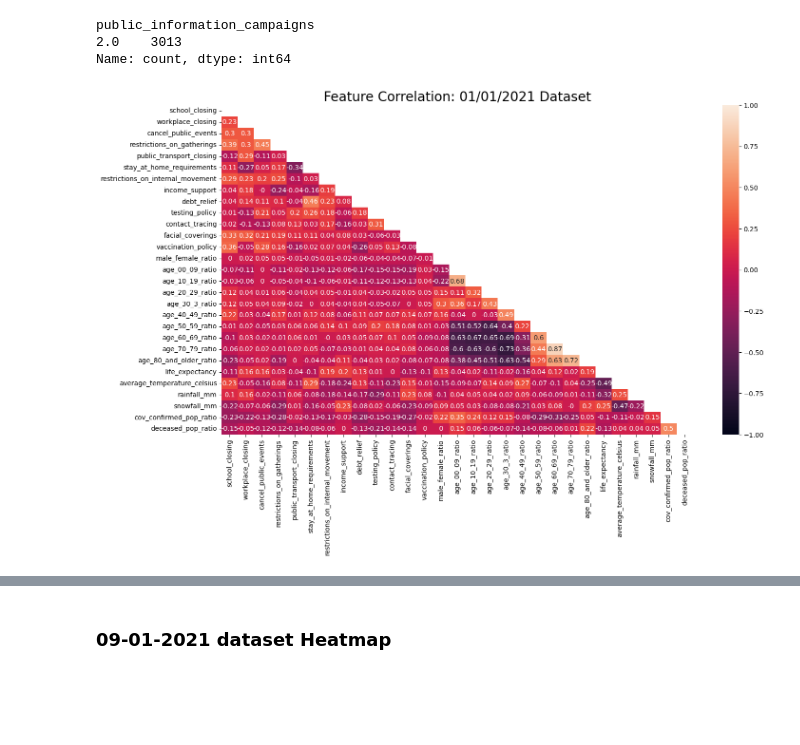
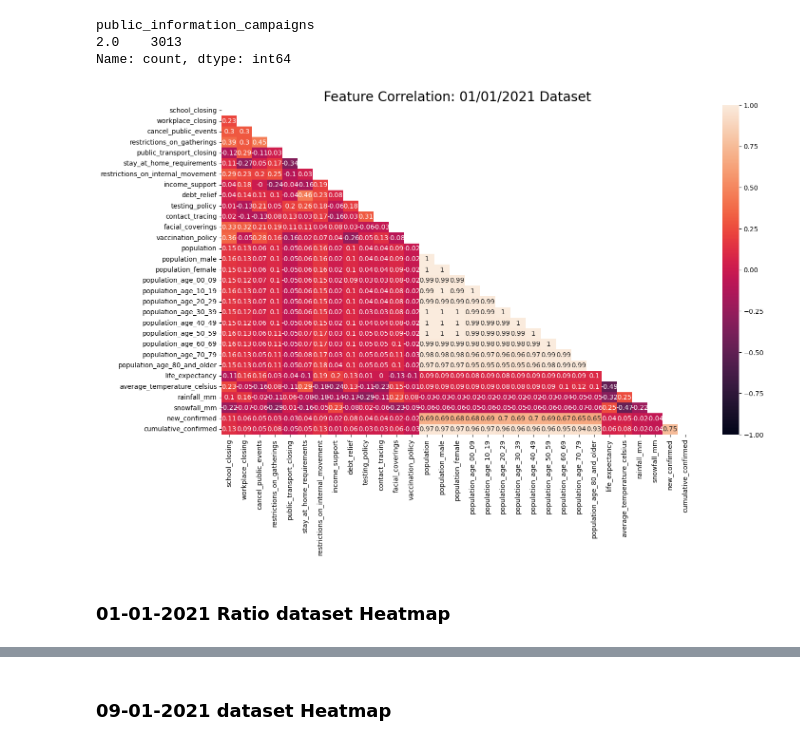
Before and after one commit to jrrrrrr0770/Covid-19-Study, a Jupyter notebook: 2_EDA.ipynb, the cells around one changed output, grey strips where cells are left out. Saved outputs shown, nothing was run; the diff lists cells and outputs as text; code cells hidden in the pictures; blank space fills up the shorter version.

```diff
--- a/2_EDA.ipynb
+++ b/2_EDA.ipynb
@@ -79,19 +81,19 @@ Name: count, dtype: int64
 # %%
 # Drop unnecessary features
 
-merged_1_corr = merged_1.drop(columns = ['Unnamed: 0', 'new_confirmed', 'new_deceased', 'dew_point',
-                                         'cumulative_deceased', 'cumulative_confirmed', 'international_travel_controls',
+merged_1_corr = merged_1.drop(columns = ['Unnamed: 0', 'new_deceased', 'dew_point',
+                                         'cumulative_deceased', 'international_travel_controls',
                                          'public_information_campaigns'])
 plt.figure(figsize = (16, 9))
 corr = round(merged_1_corr.corr(numeric_only = True), 2)
 mask = np.zeros_like(corr)
 mask[np.triu_indices_from(mask)] = True
 
 sns.heatmap(corr,
             vmin = -1,
             vmax = 1,
             mask = mask,
             annot = True);
 plt.title('Feature Correlation: 01/01/2021 Dataset', size = 20);
 # %% [output]
-[figure, old version]
+[figure, new version]
@@ -97,0 +104,2 @@ plt.title('Feature Correlation: 01/01/2021 Dataset', size = 20);
+# %% [markdown]
+### 01-01-2021 Ratio dataset Heatmap
```
Also changed, not shown: parts of 17 cells of this notebook, 2 other files.
